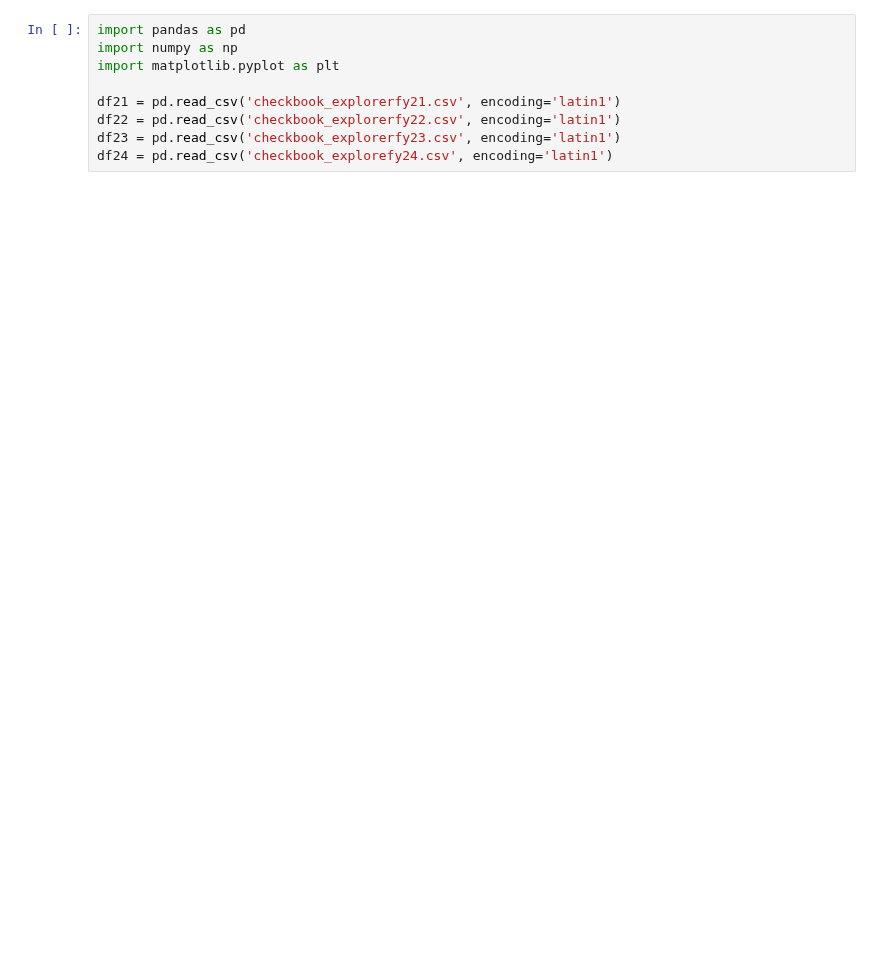
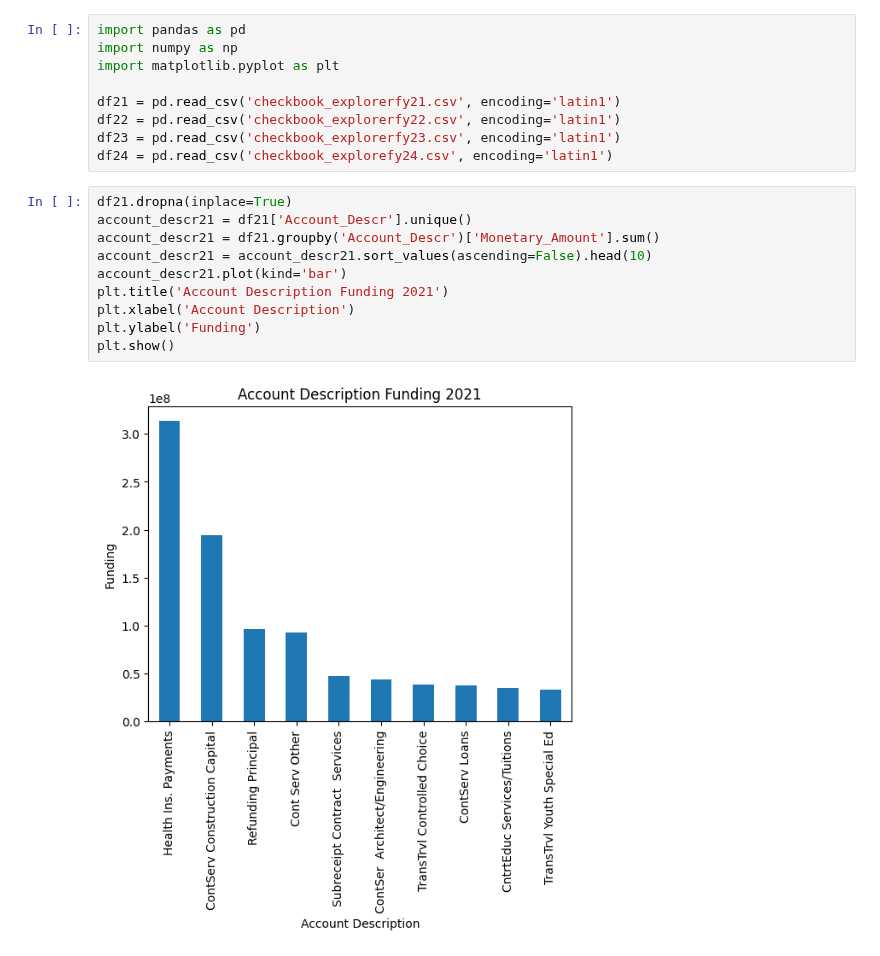
Before and after one commit to BU-Spark/ds-boston-city-budget, a Jupyter notebook: fa23-team-c/data/Anh_base_prj_output/funding.ipynb, the cells around one changed output. Cells and saved outputs as stored; diff of their text form; blank space fills up the shorter version.

Commit message:
update funding

```diff
--- a/fa23-team-c/data/Anh_base_prj_output/funding.ipynb
+++ b/fa23-team-c/data/Anh_base_prj_output/funding.ipynb
@@ -7,4 +7,16 @@ df21 = pd.read_csv('checkbook_explorerfy21.csv', encoding='latin1')
 df22 = pd.read_csv('checkbook_explorerfy22.csv', encoding='latin1')
 df23 = pd.read_csv('checkbook_explorerfy23.csv', encoding='latin1')
 df24 = pd.read_csv('checkbook_explorefy24.csv', encoding='latin1')
+# %%
+df21.dropna(inplace=True)
+account_descr21 = df21['Account_Descr'].unique()
+account_descr21 = df21.groupby('Account_Descr')['Monetary_Amount'].sum()
+account_descr21 = account_descr21.sort_values(ascending=False).head(10)
+account_descr21.plot(kind='bar')
+plt.title('Account Description Funding 2021')
+plt.xlabel('Account Description')
+plt.ylabel('Funding')
+plt.show()
+# %% [output]
+[figure, added]
 # %%
```
Also changed, not shown: parts of 14 cells of this notebook.
